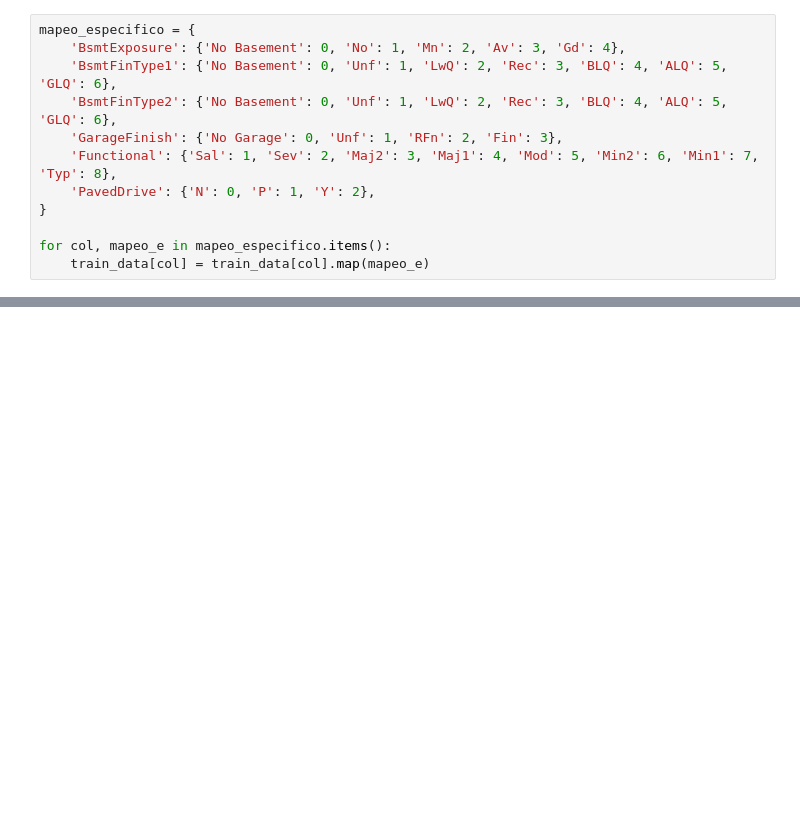
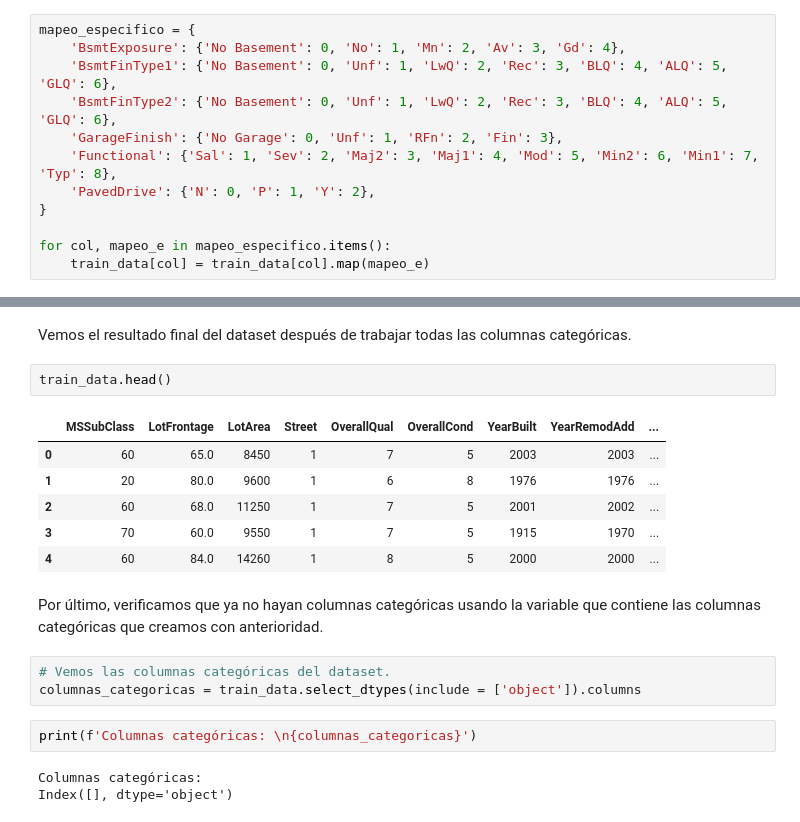
Before and after one commit to rodrigoalegre210/House-Prices-Prediction, a Jupyter notebook: main.ipynb, the cells around one changed output, grey strips where cells are left out. Drawn from its saved outputs; the diff is of its cells as text; blank space fills up the shorter version.

```diff
--- a/main.ipynb
+++ b/main.ipynb
@@ -462,0 +509,21 @@ for col, mapeo_e in mapeo_especifico.items():
+# %% [markdown]
+Vemos el resultado final del dataset después de trabajar todas las columnas categóricas.
+# %%
+train_data.head()
+# %% [output]
+|  | MSSubClass | LotFrontage | LotArea | Street | OverallQual | OverallCond | YearBuilt | YearRemodAdd | ... |
+| 0 | 60 | 65.0 | 8450 | 1 | 7 | 5 | 2003 | 2003 | ... |
+| 1 | 20 | 80.0 | 9600 | 1 | 6 | 8 | 1976 | 1976 | ... |
+| 2 | 60 | 68.0 | 11250 | 1 | 7 | 5 | 2001 | 2002 | ... |
+| 3 | 70 | 60.0 | 9550 | 1 | 7 | 5 | 1915 | 1970 | ... |
+| 4 | 60 | 84.0 | 14260 | 1 | 8 | 5 | 2000 | 2000 | ... |
+# %% [markdown]
+Por último, verificamos que ya no hayan columnas categóricas usando la variable que contiene las columnas categóricas que creamos con anterioridad.
+# %%
+# Vemos las columnas categóricas del dataset.
+columnas_categoricas = train_data.select_dtypes(include = ['object']).columns
+# %%
+print(f'Columnas categóricas: \n{columnas_categoricas}')
+# %% [output]
+Columnas categóricas:
+Index([], dtype='object')
```
Also changed, not shown: parts of 18 cells of this notebook.
